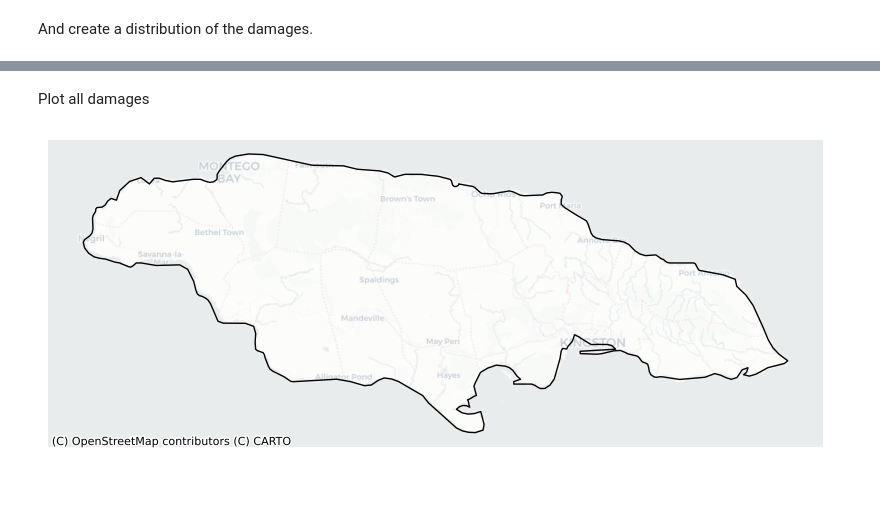
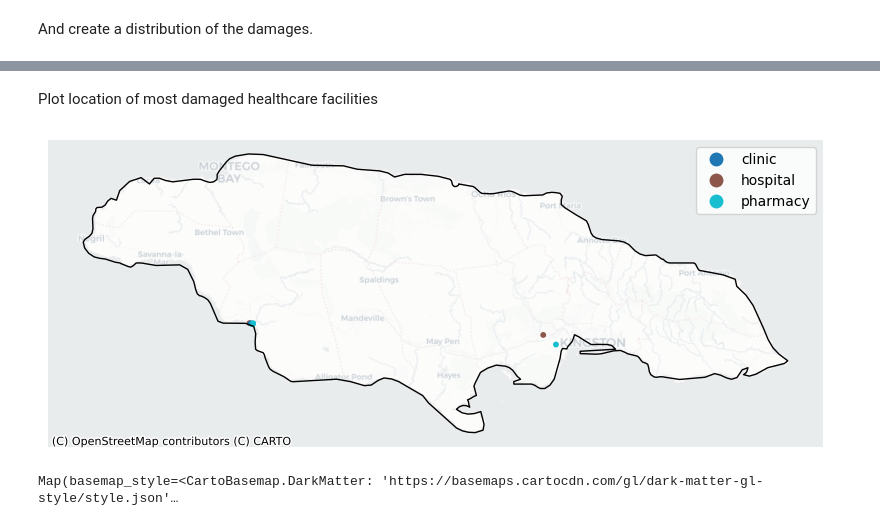
Before and after one commit to VU-IVM/GlobalInfraRisk, a Jupyter notebook: _sources/ci/healthcare.ipynb, the cells around one changed output, grey strips where cells are left out. Drawn from its saved outputs; the diff is of its cells as text; code cells hidden in the pictures; blank space fills up the shorter version.

```diff
--- a/_sources/ci/healthcare.ipynb
+++ b/_sources/ci/healthcare.ipynb
@@ -351,0 +244,5 @@ ax.set_axis_off()
+# %%
+features.loc[features.geometry.geom_type == 'Point','geometry'] = features.loc[features.geometry.geom_type == 'Point'].to_crs(3857).apply(lambda x:
+                                                                    shapely.buffer(x.geometry,
+                                                                    distance=np.sqrt(square_m2_object_type.loc[x.object_type,'square_m2']),
+                                                                    cap_style='square'),axis=1).set_crs(3857).to_crs(4326)
@@ -351,0 +252,3 @@ ax.set_axis_off()
+# %%
+%%time
+damage_results = DamageScanner(hazard_country, features, damage_curves, maxdam).calculate()
@@ -351,0 +265,4 @@ ax.set_axis_off()
+# %%
+admin1_country = admin1.loc[admin1.sov_a3 == country_iso3]
+# %%
+damage_results = damage_results.sjoin(admin1_country[['adm1_code','name','geometry']])
@@ -361,13 +288,17 @@ sns.histplot(data=damage_results,x='damage',ax=ax)
-# %% [markdown]
-Plot all damages
+# %% [markdown]
+Plot location of most damaged healthcare facilities
 # %%
 fig, ax = plt.subplots(1,1,figsize=(10, 5))
 
-damage_results.plot(ax=ax,column='damage',cmap='Reds',legend=True,
-                   legend_kwds={'shrink': 0.5,'label':'Absolute Damage'},zorder=5)
-features.plot(ax=ax,facecolor="none",edgecolor='grey',alpha=0.5,zorder=2,lw=0.1)
+subset = damage_results.to_crs(3857).sort_values('damage',ascending=False).head(20)
+subset.geometry = subset.centroid
+subset.plot(ax=ax,column='object_type',markersize=10,legend=True)
 world_plot.loc[world.SOV_A3 == country_iso3].plot(ax=ax,facecolor="none",edgecolor='black')
 cx.add_basemap(ax, source=cx.providers.CartoDB.Positron,alpha=0.5)
 ax.set_axis_off()
 # %% [output]
-[figure, old version]
+[figure, new version]
+# %%
+viz(damage_results)
+# %% [output]
+Map(basemap_style=<CartoBasemap.DarkMatter: 'https://basemaps.cartocdn.com/gl/dark-matter-gl-style/style.json'…
```
Also changed, not shown: parts of 57 cells of this notebook, 49 other files.
